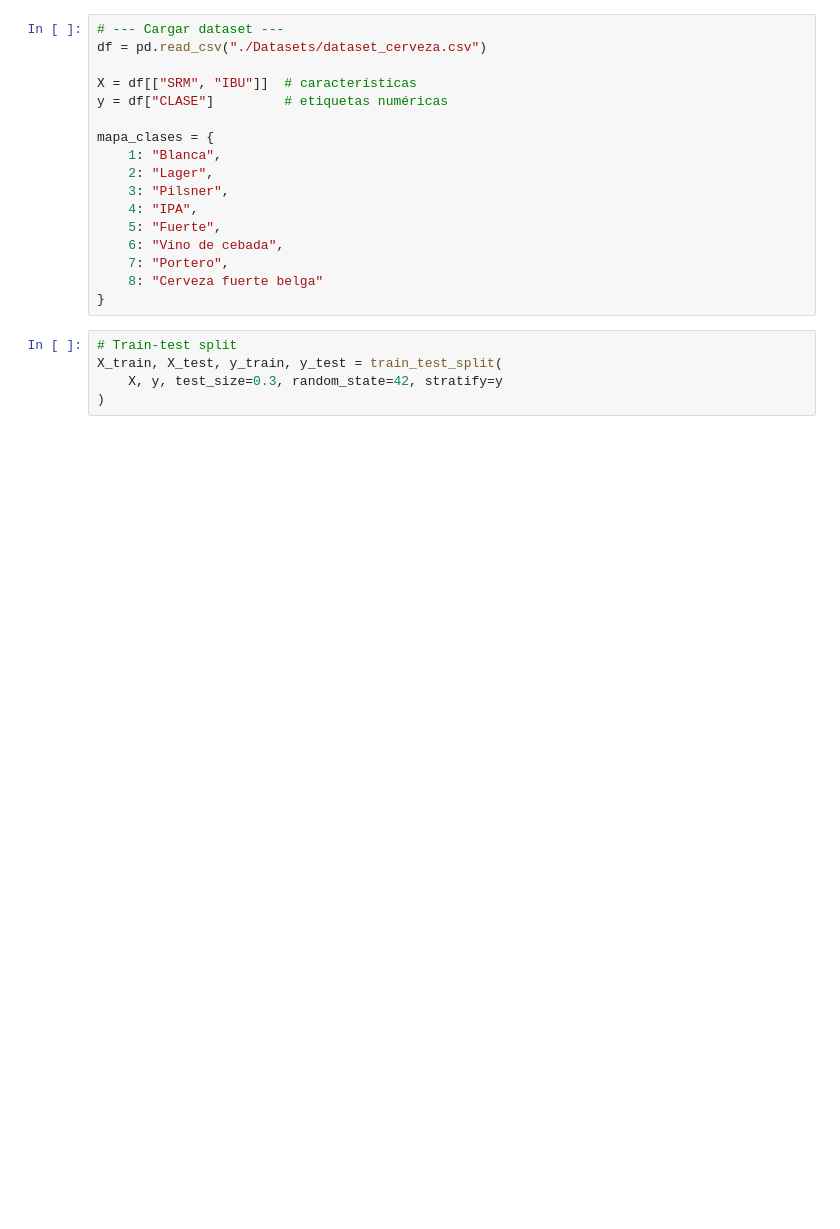
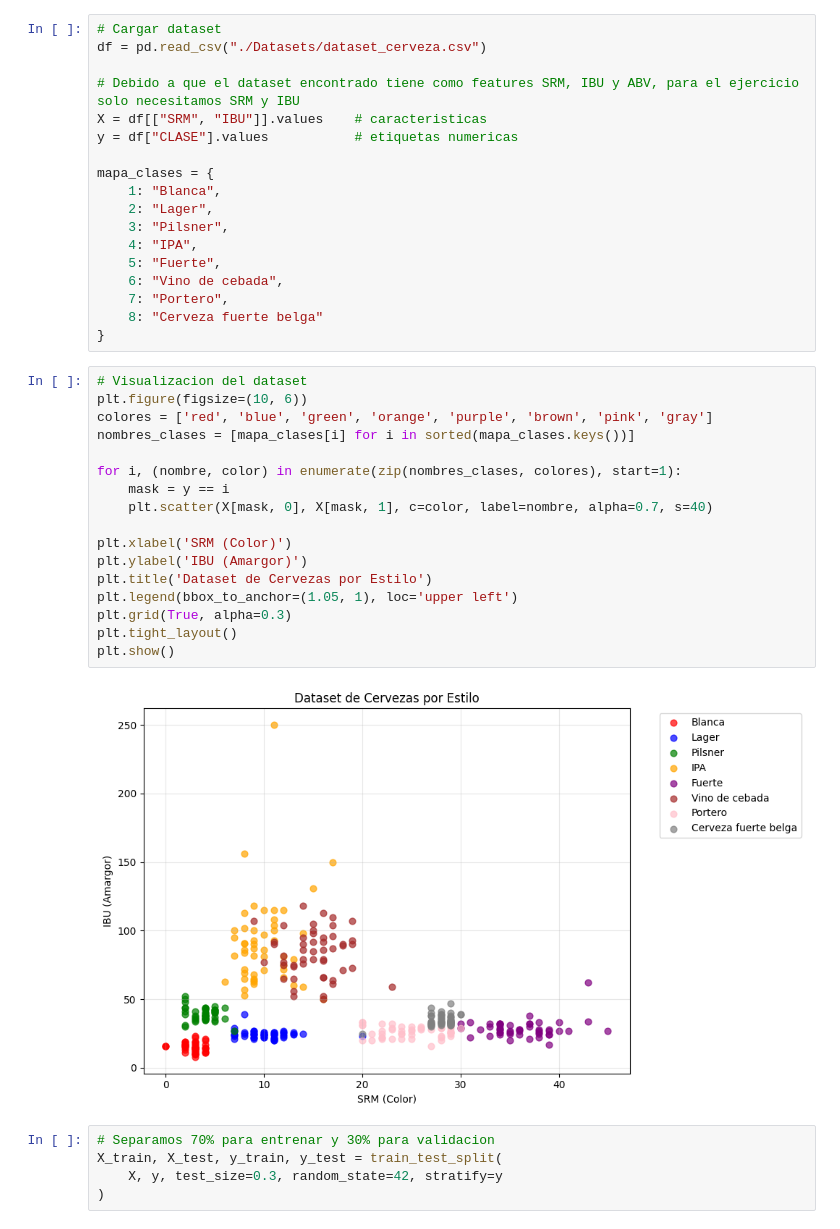
Before and after one commit to erichvollenweider/Practicos-IA, a Jupyter notebook: Prac3-ej6.ipynb, the cells around one changed output. Cells and saved outputs as stored; diff of their text form; blank space fills up the shorter version.

Commit message:
ejercicios hasta la practica 5 (inclusive) corregidos
Co-authored-by: Juan Cruz Gonzalez <juancruzg30@gmail.com>
Co-authored-by: Erich Vollenweider <vollenweidererich@yahoo.com.ar>

```diff
--- a/Prac3-ej6.ipynb
+++ b/Prac3-ej6.ipynb
@@ -24,9 +22,10 @@ from sklearn.metrics import accuracy_score, classification_report, confusion_mat
 # %%
-# --- Cargar dataset ---
+# Cargar dataset
 df = pd.read_csv("./Datasets/dataset_cerveza.csv")
 
-X = df[["SRM", "IBU"]]  # características
-y = df["CLASE"]         # etiquetas numéricas
+# Debido a que el dataset encontrado tiene como features SRM, IBU y ABV, para el ejercicio solo necesitamos SRM y IBU
+X = df[["SRM", "IBU"]].values    # caracteristicas
+y = df["CLASE"].values           # etiquetas numericas
 
 mapa_clases = {
     1: "Blanca",
@@ -38,8 +37,27 @@ mapa_clases = {
     7: "Portero",
     8: "Cerveza fuerte belga"
 }
+# %%
+# Visualizacion del dataset
+plt.figure(figsize=(10, 6))
+colores = ['red', 'blue', 'green', 'orange', 'purple', 'brown', 'pink', 'gray']
+nombres_clases = [mapa_clases[i] for i in sorted(mapa_clases.keys())]
+
+for i, (nombre, color) in enumerate(zip(nombres_clases, colores), start=1):
+    mask = y == i
+    plt.scatter(X[mask, 0], X[mask, 1], c=color, label=nombre, alpha=0.7, s=40)
+
+plt.xlabel('SRM (Color)')
+plt.ylabel('IBU (Amargor)')
+plt.title('Dataset de Cervezas por Estilo')
+plt.legend(bbox_to_anchor=(1.05, 1), loc='upper left')
+plt.grid(True, alpha=0.3)
+plt.tight_layout()
+plt.show()
+# %% [output]
+[figure, added]
 # %%
-# Train-test split
+# Separamos 70% para entrenar y 30% para validacion
 X_train, X_test, y_train, y_test = train_test_split(
     X, y, test_size=0.3, random_state=42, stratify=y
 )
```
Also changed, not shown: parts of 7 cells of this notebook, 5 other files.
